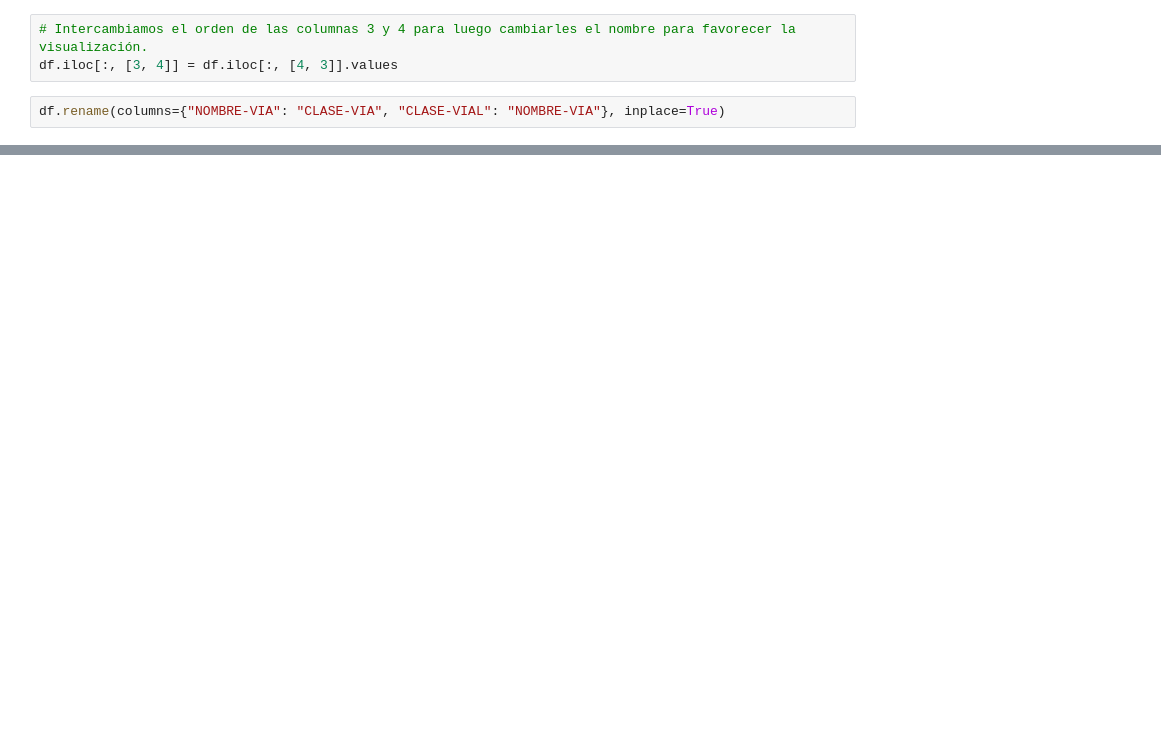
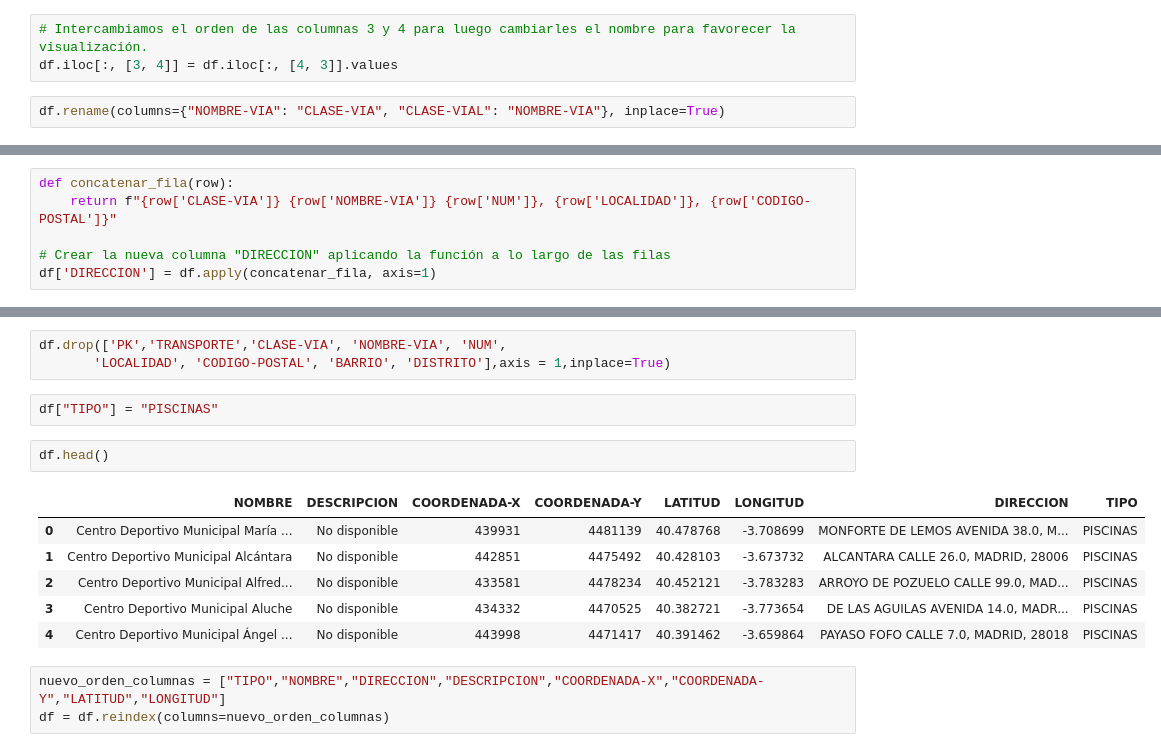
Before and after one commit to dfvinxu/desafio_data, a Jupyter notebook: notebooks/Piscinas.ipynb, the cells around one changed output, grey strips where cells are left out. Drawn from its saved outputs; the diff is of its cells as text; blank space fills up the shorter version.

```diff
--- a/notebooks/Piscinas.ipynb
+++ b/notebooks/Piscinas.ipynb
@@ -189,0 +197,6 @@ df.to_json(nombre_archivo, orient='records')
+# %%
+def concatenar_fila(row):
+    return f"{row['CLASE-VIA']} {row['NOMBRE-VIA']} {row['NUM']}, {row['LOCALIDAD']}, {row['CODIGO-POSTAL']}"
+
+# Crear la nueva columna "DIRECCION" aplicando la función a lo largo de las filas
+df['DIRECCION'] = df.apply(concatenar_fila, axis=1)
@@ -189,0 +210,17 @@ df.to_json(nombre_archivo, orient='records')
+# %%
+df.drop(['PK','TRANSPORTE','CLASE-VIA', 'NOMBRE-VIA', 'NUM',
+       'LOCALIDAD', 'CODIGO-POSTAL', 'BARRIO', 'DISTRITO'],axis = 1,inplace=True)
+# %%
+df["TIPO"] = "PISCINAS"
+# %%
+df.head()
+# %% [output]
+|  | NOMBRE | DESCRIPCION | COORDENADA-X | COORDENADA-Y | LATITUD | LONGITUD | DIRECCION | TIPO |
+| 0 | Centro Deportivo Municipal María ... | No disponible | 439931 | 4481139 | 40.478768 | -3.708699 | MONFORTE DE LEMOS AVENIDA 38.0, M... | PISCINAS |
+| 1 | Centro Deportivo Municipal Alcántara | No disponible | 442851 | 4475492 | 40.428103 | -3.673732 | ALCANTARA CALLE 26.0, MADRID, 28006 | PISCINAS |
+| 2 | Centro Deportivo Municipal Alfred... | No disponible | 433581 | 4478234 | 40.452121 | -3.783283 | ARROYO DE POZUELO CALLE 99.0, MAD... | PISCINAS |
+| 3 | Centro Deportivo Municipal Aluche | No disponible | 434332 | 4470525 | 40.382721 | -3.773654 | DE LAS AGUILAS AVENIDA 14.0, MADR... | PISCINAS |
+| 4 | Centro Deportivo Municipal Ángel ... | No disponible | 443998 | 4471417 | 40.391462 | -3.659864 | PAYASO FOFO CALLE 7.0, MADRID, 28018 | PISCINAS |
+# %%
+nuevo_orden_columnas = ["TIPO","NOMBRE","DIRECCION","DESCRIPCION","COORDENADA-X","COORDENADA-Y","LATITUD","LONGITUD"]
+df = df.reindex(columns=nuevo_orden_columnas)
```
Also changed, not shown: parts of 16 cells of this notebook, 2 other files.
